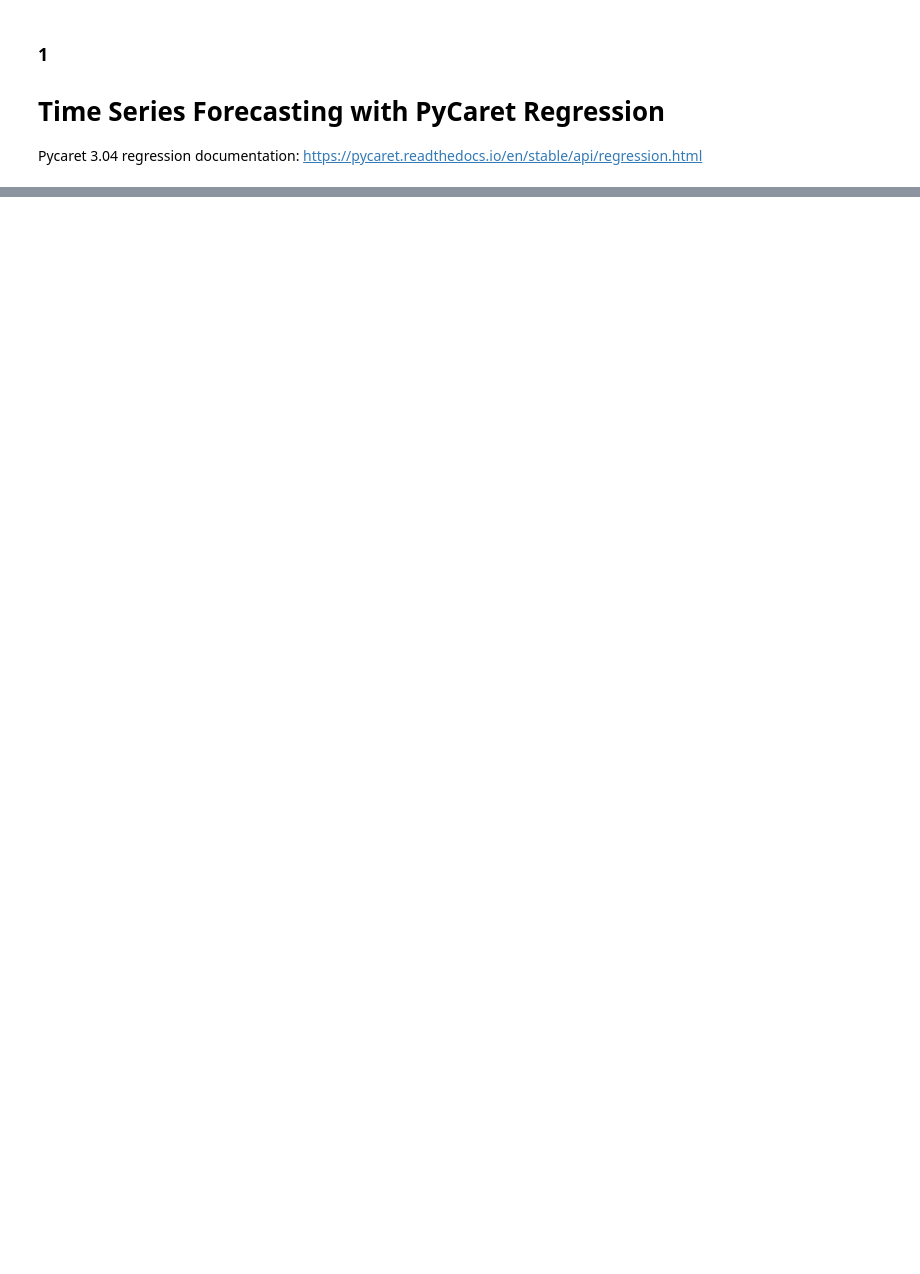
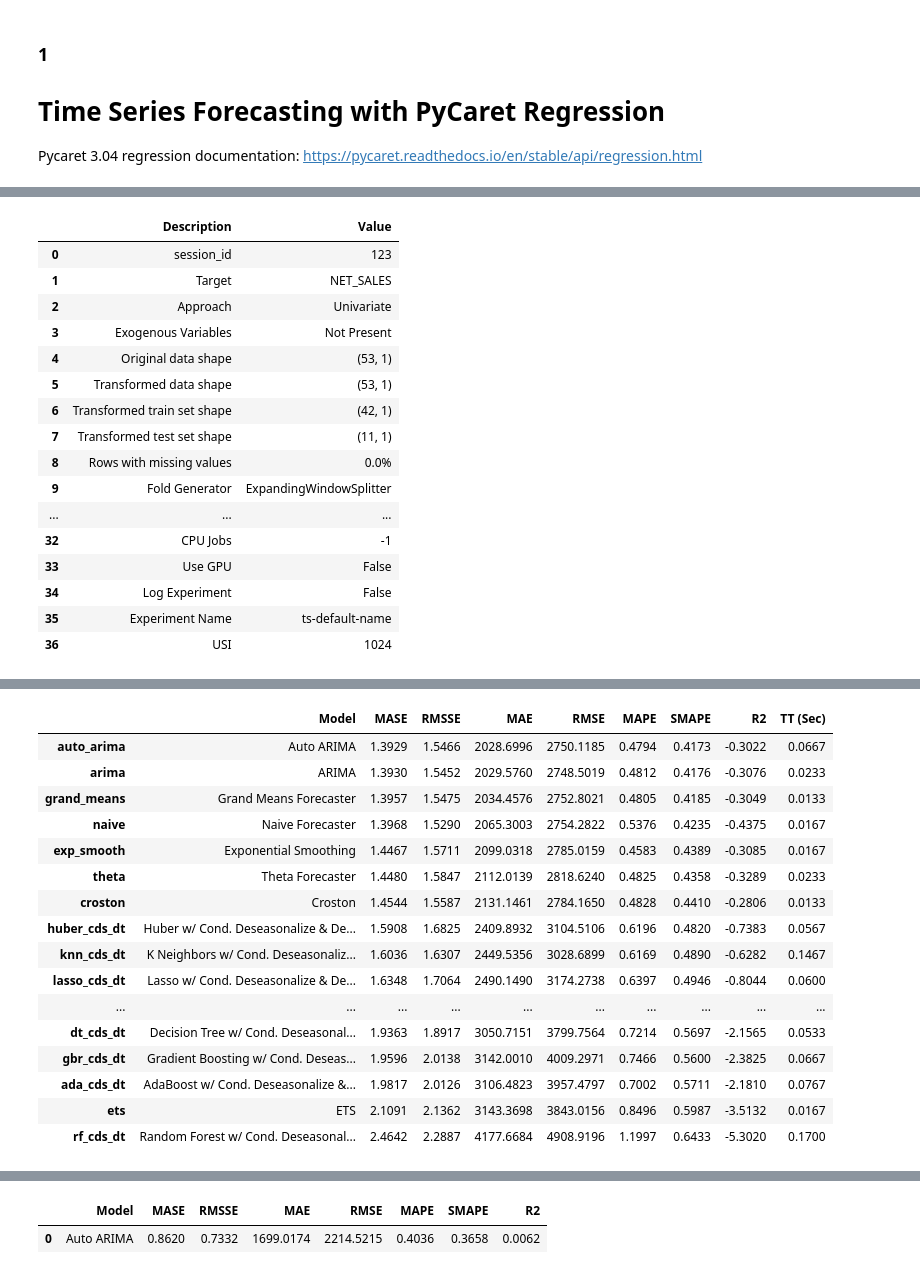
Before and after one commit to crudek13/practical, a Jupyter notebook: python_fcast/vm_forecasting_v2.ipynb, the cells around one changed output, grey strips where cells are left out. Saved outputs shown, nothing was run; the diff lists cells and outputs as text; code cells hidden in the pictures; blank space fills up the shorter version.

```diff
--- a/python_fcast/vm_forecasting_v2.ipynb
+++ b/python_fcast/vm_forecasting_v2.ipynb
@@ -296,28 +434,34 @@ pycaret.time_series.forecasting.oop.TSForecastingExperiment
 # %%
-
-
-### TS prep
-
-# df_200_155_trim2 = df_200_155_trim2.sort_values(['MONTH']) # reorder
-
-# df_200_155_trim2.set_index('MONTH', drop = True, inplace=True) # create index
-
-# df_200_155_trim2 = df_200_155_trim2.asfreq('MS')
-
-# ts_train = round(len(df_200_155_trim2.index) * .8) # 80% train
-# ts_test = len(df_200_155_trim2.index) - round(len(df_200_155_trim2.index) * .8) # 20% test
-
-
-# init setup
-s = setup(df_200_155_trim2, target = 'NET_SALES', fh = ts_test, session_id = 123)
+# init setup on exp
+s = pycts.setup(df_200_155_series, fh = ts_test, session_id = 123)
 
 # model training and selection
-ts_best = compare_models(sort = 'MAPE', exclude = ["naive"])
+# - exclude = ["naive", "grand_means"]
+ts_best = pycts.compare_models()
 
 # plot trained model
-#plt.plot(ts_best)
+plot_model(ts_best)
 
-#ts_pred_holdout = predict_model(ts_best)
+# predict on hold-out/test set
+ts_pred_holdout = pycts.predict_model(ts_best)
 
 # predict in unseen future
-#ts_predictions = predict_model(ts_best, fh=6)
+ts_predictions = predict_model(ts_best, fh=6)
+# %% [output]
+|  | Description | Value |
+| 0 | session_id | 123 |
+| 1 | Target | NET_SALES |
+| 2 | Approach | Univariate |
+| 3 | Exogenous Variables | Not Present |
+| 4 | Original data shape | (53, 1) |
+| 5 | Transformed data shape | (53, 1) |
+| 6 | Transformed train set shape | (42, 1) |
+| 7 | Transformed test set shape | (11, 1) |
+| 8 | Rows with missing values | 0.0% |
+| 9 | Fold Generator | ExpandingWindowSplitter |
+| ... | ... | ... |
+| 32 | CPU Jobs | -1 |
+| 33 | Use GPU | False |
+| 34 | Log Experiment | False |
+| 35 | Experiment Name | ts-default-name |
+| 36 | USI | 1024 |
@@ -323,0 +469,17 @@ ts_best = compare_models(sort = 'MAPE', exclude = ["naive"])
+|  | Model | MASE | RMSSE | MAE | RMSE | MAPE | SMAPE | R2 | TT (Sec) |
+| auto_arima | Auto ARIMA | 1.3929 | 1.5466 | 2028.6996 | 2750.1185 | 0.4794 | 0.4173 | -0.3022 | 0.0667 |
+| arima | ARIMA | 1.3930 | 1.5452 | 2029.5760 | 2748.5019 | 0.4812 | 0.4176 | -0.3076 | 0.0233 |
+| grand_means | Grand Means Forecaster | 1.3957 | 1.5475 | 2034.4576 | 2752.8021 | 0.4805 | 0.4185 | -0.3049 | 0.0133 |
+| naive | Naive Forecaster | 1.3968 | 1.5290 | 2065.3003 | 2754.2822 | 0.5376 | 0.4235 | -0.4375 | 0.0167 |
+| exp_smooth | Exponential Smoothing | 1.4467 | 1.5711 | 2099.0318 | 2785.0159 | 0.4583 | 0.4389 | -0.3085 | 0.0167 |
+| theta | Theta Forecaster | 1.4480 | 1.5847 | 2112.0139 | 2818.6240 | 0.4825 | 0.4358 | -0.3289 | 0.0233 |
+| croston | Croston | 1.4544 | 1.5587 | 2131.1461 | 2784.1650 | 0.4828 | 0.4410 | -0.2806 | 0.0133 |
+| huber_cds_dt | Huber w/ Cond. Deseasonalize & De... | 1.5908 | 1.6825 | 2409.8932 | 3104.5106 | 0.6196 | 0.4820 | -0.7383 | 0.0567 |
+| knn_cds_dt | K Neighbors w/ Cond. Deseasonaliz... | 1.6036 | 1.6307 | 2449.5356 | 3028.6899 | 0.6169 | 0.4890 | -0.6282 | 0.1467 |
+| lasso_cds_dt | Lasso w/ Cond. Deseasonalize & De... | 1.6348 | 1.7064 | 2490.1490 | 3174.2738 | 0.6397 | 0.4946 | -0.8044 | 0.0600 |
+| ... | ... | ... | ... | ... | ... | ... | ... | ... | ... |
+| dt_cds_dt | Decision Tree w/ Cond. Deseasonal... | 1.9363 | 1.8917 | 3050.7151 | 3799.7564 | 0.7214 | 0.5697 | -2.1565 | 0.0533 |
+| gbr_cds_dt | Gradient Boosting w/ Cond. Deseas... | 1.9596 | 2.0138 | 3142.0010 | 4009.2971 | 0.7466 | 0.5600 | -2.3825 | 0.0667 |
+| ada_cds_dt | AdaBoost w/ Cond. Deseasonalize &... | 1.9817 | 2.0126 | 3106.4823 | 3957.4797 | 0.7002 | 0.5711 | -2.1810 | 0.0767 |
+| ets | ETS | 2.1091 | 2.1362 | 3143.3698 | 3843.0156 | 0.8496 | 0.5987 | -3.5132 | 0.0167 |
+| rf_cds_dt | Random Forest w/ Cond. Deseasonal... | 2.4642 | 2.2887 | 4177.6684 | 4908.9196 | 1.1997 | 0.6433 | -5.3020 | 0.1700 |
@@ -323,0 +487,2 @@ ts_best = compare_models(sort = 'MAPE', exclude = ["naive"])
+|  | Model | MASE | RMSSE | MAE | RMSE | MAPE | SMAPE | R2 |
+| 0 | Auto ARIMA | 0.8620 | 0.7332 | 1699.0174 | 2214.5215 | 0.4036 | 0.3658 | 0.0062 |
```
Also changed, not shown: parts of 15 cells of this notebook, 1 other file.
